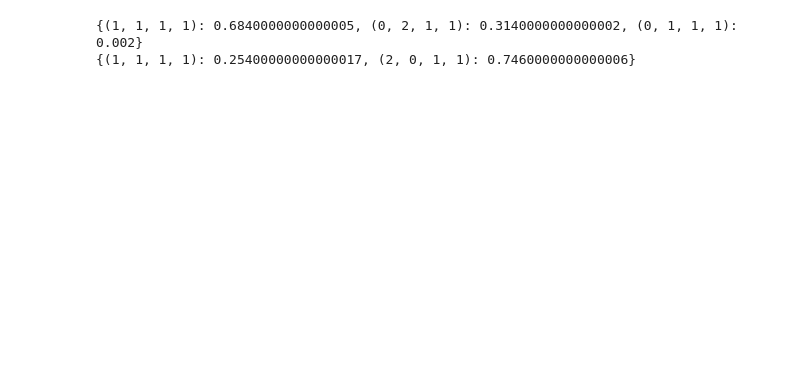
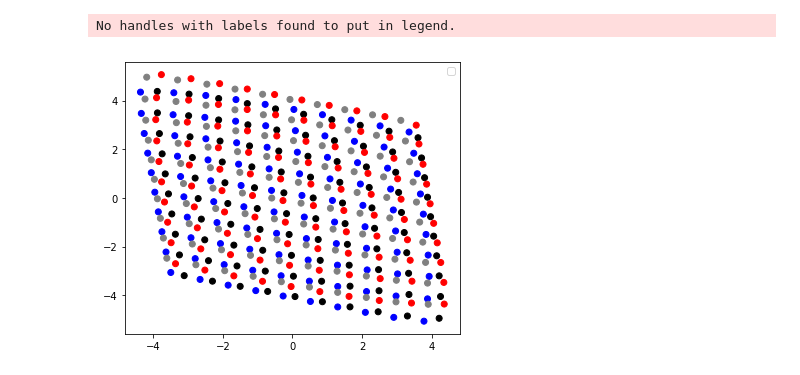
Before and after one commit to aaronzweig/gridworld, a Jupyter notebook: Pytorch_gridworld_1.3.ipynb, the cells around one changed output. Drawn from its saved outputs; the diff is of its cells as text; code cells hidden in the pictures; blank space fills up the shorter version.

```diff
--- a/Pytorch_gridworld_1.3.ipynb
+++ b/Pytorch_gridworld_1.3.ipynb
@@ -156,14 +159,14 @@ EPS_END = 0.05
 EPS_DECAY = 6000
 TARGET_UPDATE = 50
 HIDDEN_LAYER_SIZE = 15
-EMBEDDING_SIZE = 6
-EMBEDDING_LAMBDA = 0.01
+EMBEDDING_SIZE = 10
+EMBEDDING_LAMBDA = 0.001
 EPISODE_LENGTH = 30
 LEARNING_RATE = 0.0004
 
 DIVERSE_EXPERT = True
 
-num_episodes = 30000
+num_episodes = 60000
 random.seed(10)
 distance_cache = {}
 
@@ -316,6 +320,7 @@ def optimize_bisim():
     return loss.item()
 # %%
 losses = [0]
+bisim_losses = [0]
 expert_trajectory = sample_expert_trajectory()
 #pre-populate the replay buffers
 for i in range(1000):
@@ -351,8 +356,9 @@ for i_episode in range(num_episodes):
         trajectory.append((torch_state, action, torch_next_state, reward))
 
         loss = optimize_model()
-        optimize_bisim()
+        bisim_loss = optimize_bisim()
         losses.append(loss if loss is not None else 0)
+        bisim_losses.append(bisim_loss if bisim_loss is not None else 0)
         if final:
             print(state)
         if done:
@@ -362,7 +368,9 @@ for i_episode in range(num_episodes):
     if i_episode % 1000 == 0:
         print(i_episode)
         print(np.mean(np.asarray(losses)))
+        print(np.mean(np.asarray(bisim_losses)))
         losses = []
+        bisim_losses = []
 
     #HER updates with goal as real goal OR last state in trajectory
     for torch_state, action, torch_next_state, reward in trajectory:
@@ -403,13 +411,13 @@ def predicted_embedding(state, goal):
     torch_state = torch.from_numpy(state).float().unsqueeze(0)
     torch_goal = torch.from_numpy(goal).float().unsqueeze(0)
     x = torch.cat((torch_state, torch_goal), 1)
-    return embedding_net(x)
+    return embedding_net(x).cpu().detach().numpy()
 
 print(predicted_embedding(np.asarray([2,1,0,0]), end_state))
 print(predicted_embedding(np.asarray([1,2,0,0]), end_state))
-print(predicted_embedding(np.asarray([2,2,0,1]), end_state))
-print(predicted_embedding(np.asarray([2,2,1,0]), end_state))
-print(predicted_embedding(np.asarray([2,4,1,1]), end_state))
-print(predicted_embedding(np.asarray([4,2,1,1]), end_state))
-print(predicted_embedding(np.asarray([4,4,1,1]), end_state))
+print(predicted_embedding(np.asarray([1,2,1,0]), end_state))
+print(predicted_embedding(np.asarray([1,2,1,1]), end_state))
+print()
+print(predicted_embedding(np.asarray([3,4,1,1]), end_state))
+print(predicted_embedding(np.asarray([4,3,1,1]), end_state))
 # %% [output]
@@ -486,16 +493,20 @@ print(np.round(values[:,:,1,1], 2))
-# %%
-def reflect_state(state):
-    row, col, blue, red = tuple(state)
-    return np.asarray((col, row, red, blue))
-
-def compare(state):
-    reflected = reflect_state(state)
-    m_a = predicted_measure_ball(state, end_state)
-    m_b = predicted_measure_ball(reflected, end_state)
-    print(m_a)
-    print(m_b)
-
-compare(np.asarray((0,1,1,1)))
-# %% [output]
-{(1, 1, 1, 1): 0.6840000000000005, (0, 2, 1, 1): 0.3140000000000002, (0, 1, 1, 1): 0.002}
-{(1, 1, 1, 1): 0.25400000000000017, (2, 0, 1, 1): 0.7460000000000006}
+# %%
+from sklearn.manifold import MDS
+
+values = []
+colors = []
+color_dict = {(0,0) : 'black', (1,0): 'blue', (0,1): 'red', (1,1): 'gray'}
+for index in np.ndindex(num_row, num_col, 2, 2):
+    values.append(predicted_embedding(np.asarray(index), end_state))
+    colors.append(color_dict[index[2:]])
+values = np.vstack(values)
+
+X = MDS().fit_transform(values)
+
+plt.figure(figsize=(6, 5))
+plt.scatter(X[:,0], X[:,1], c=colors)
+plt.legend()
+plt.show()
+# %% [output]
+No handles with labels found to put in legend.
+[figure, added]
```
Also changed, not shown: parts of 6 cells of this notebook.
